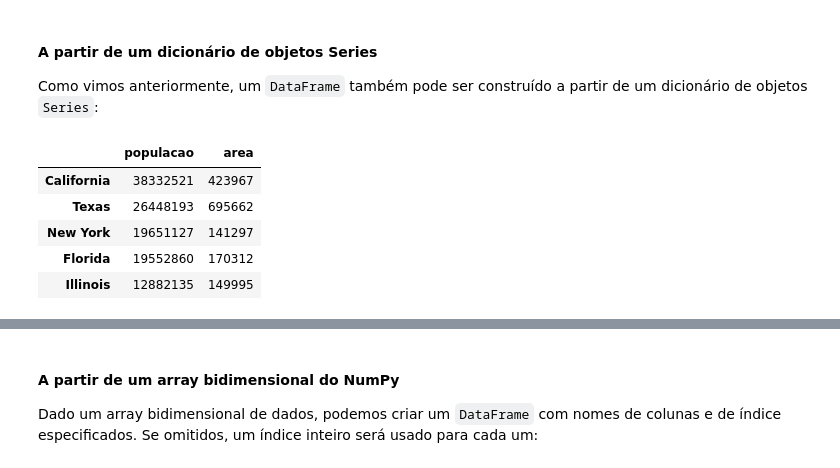
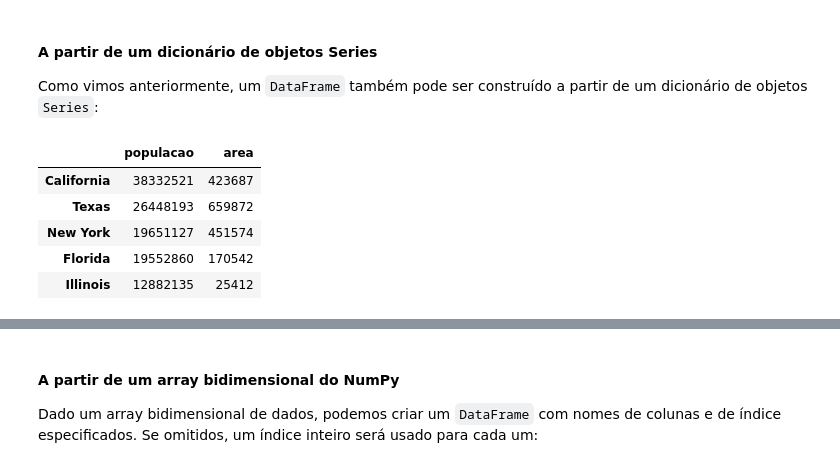
Before and after one commit to Hericson/Ciencia-de-Dados-Capacita-Brasil, a Jupyter notebook: Aula06-Programação aplicada à ciência de dados I.ipynb, the cells around one changed output, grey strips where cells are left out. Drawn from its saved outputs; the diff is of its cells as text; code cells hidden in the pictures.

```diff
--- a/Aula06-Programação aplicada à ciência de dados I.ipynb
+++ b/Aula06-Programação aplicada à ciência de dados I.ipynb
@@ -820,9 +800,9 @@ Aqui, "alinhados" significa que eles compartilham o mesmo índice.
 
 Para demonstrar isso, vamos primeiro construir uma nova `Series` listando a área de cada um dos cinco estados discutidos na seção anterior:
 # %%
-area_dict = {'California': 423967, 'Texas': 695662, 'New York': 141297,
-             'Florida': 170312, 'Illinois': 149995}
+import pandas as pd
+area_dict = {'California': 423687, 'Texas': 659872, 'New York': 451574,
+             'Florida': 170542, 'Illinois': 25412}
 
-area = pd.Series(area_dict)
-print(area)
+area_dict
 # %% [output]
@@ -965,12 +961,14 @@ pd.DataFrame([{'a': 1, 'b': 2}, {'b': 3, 'c': 4}])
 
 Como vimos anteriormente, um `DataFrame` também pode ser construído a partir de um dicionário de objetos `Series`:
 # %%
-pd.DataFrame({'populacao': populacao,
-              'area': area})
+df = pd.DataFrame({'populacao': populacao,
+                   'area':area})
+
+df
 # %% [output]
 |  | populacao | area |
-| California | 38332521 | 423967 |
-| Texas | 26448193 | 695662 |
-| New York | 19651127 | 141297 |
-| Florida | 19552860 | 170312 |
-| Illinois | 12882135 | 149995 |
+| California | 38332521 | 423687 |
+| Texas | 26448193 | 659872 |
+| New York | 19651127 | 451574 |
+| Florida | 19552860 | 170542 |
+| Illinois | 12882135 | 25412 |
```
Also changed, not shown: parts of 79 cells of this notebook, 5 other files.
